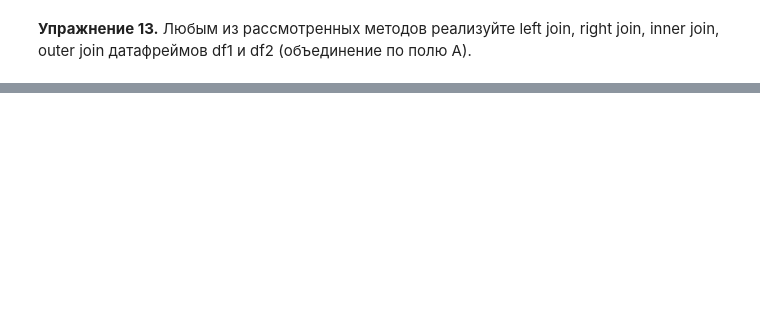
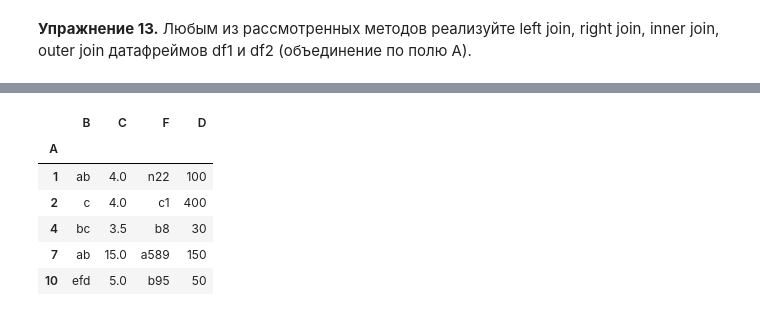
Before and after one commit to otter8sky/mipt_python_1_sem, a Jupyter notebook: 2024_lpr_lab09.ipynb, the cells around one changed output, grey strips where cells are left out. Saved outputs shown, nothing was run; the diff lists cells and outputs as text; code cells hidden in the pictures; blank space fills up the shorter version.

```diff
--- a/2024_lpr_lab09.ipynb
+++ b/2024_lpr_lab09.ipynb
@@ -672,0 +811,11 @@ df2 = pd.DataFrame({
+# %%
+# RIGHT JOIN - пересечение и все, что во втором
+df1.set_index("A").join(df2.set_index("A"), how="right")
+# %% [output]
+|  | B | C | F | D |
+| A |  |  |  |  |
+| 1 | ab | 4.0 | n22 | 100 |
+| 2 | c | 4.0 | c1 | 400 |
+| 4 | bc | 3.5 | b8 | 30 |
+| 7 | ab | 15.0 | a589 | 150 |
+| 10 | efd | 5.0 | b95 | 50 |
```
Also changed, not shown: parts of 20 cells of this notebook.
